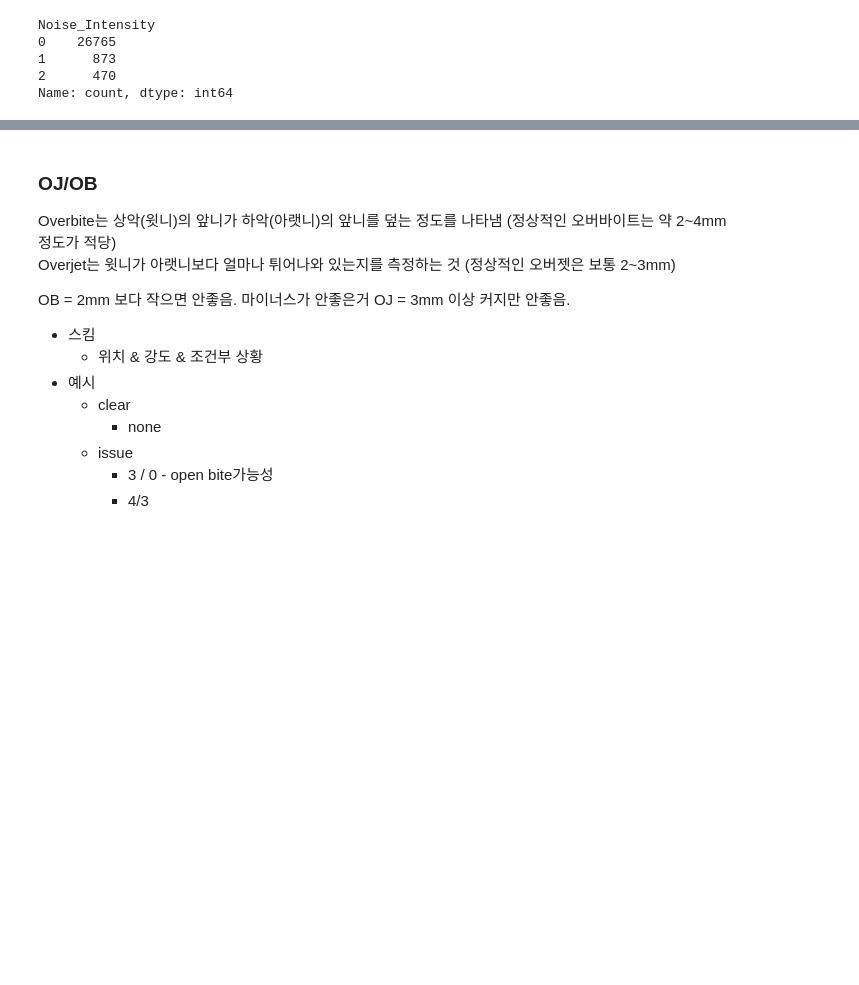
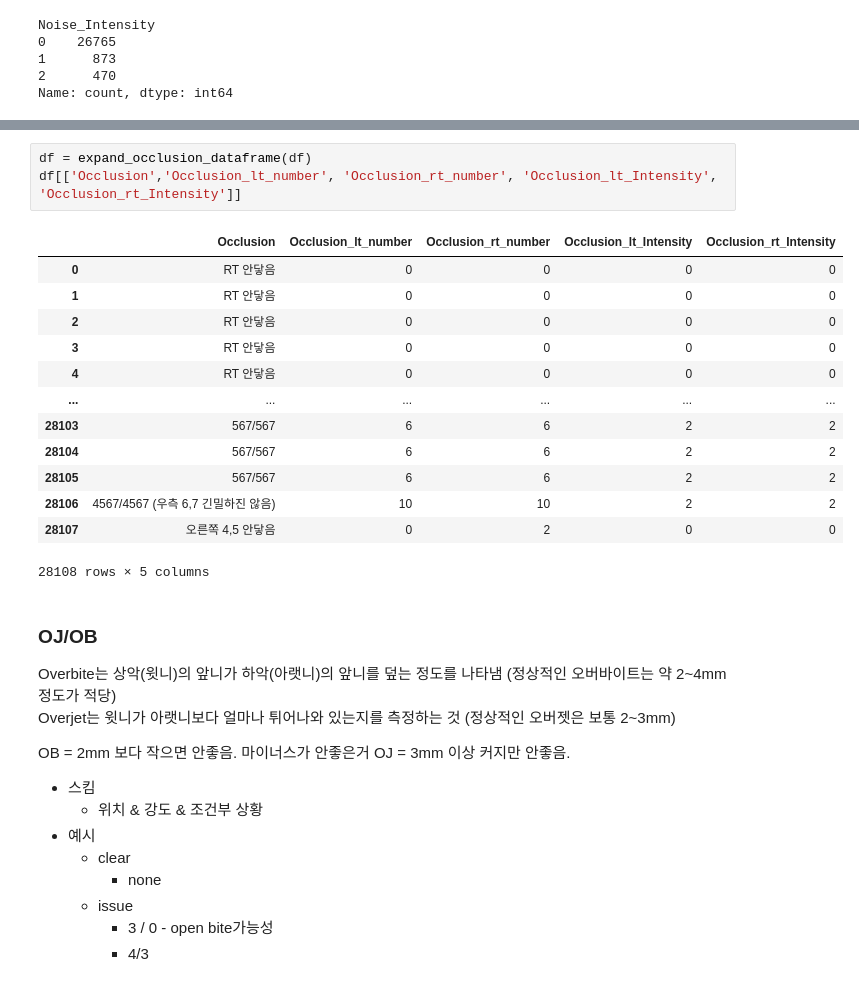
Before and after one commit to skadudd/prj_centum, a Jupyter notebook: numeric_parse/data_cleansing.ipynb, the cells around one changed output, grey strips where cells are left out. Cells and saved outputs as stored; diff of their text form; blank space fills up the shorter version.

```diff
--- a/numeric_parse/data_cleansing.ipynb
+++ b/numeric_parse/data_cleansing.ipynb
@@ -817,3 +981,20 @@ Name: Occlusion, dtype: object
+# %%
+df = expand_occlusion_dataframe(df)
+df[['Occlusion','Occlusion_lt_number', 'Occlusion_rt_number', 'Occlusion_lt_Intensity', 'Occlusion_rt_Intensity']]
+# %% [output]
+|  | Occlusion | Occlusion_lt_number | Occlusion_rt_number | Occlusion_lt_Intensity | Occlusion_rt_Intensity |
+| 0 | RT 안닿음 | 0 | 0 | 0 | 0 |
+| 1 | RT 안닿음 | 0 | 0 | 0 | 0 |
+| 2 | RT 안닿음 | 0 | 0 | 0 | 0 |
+| 3 | RT 안닿음 | 0 | 0 | 0 | 0 |
+| 4 | RT 안닿음 | 0 | 0 | 0 | 0 |
+| ... | ... | ... | ... | ... | ... |
+| 28103 | 567/567 | 6 | 6 | 2 | 2 |
+| 28104 | 567/567 | 6 | 6 | 2 | 2 |
+| 28105 | 567/567 | 6 | 6 | 2 | 2 |
+| 28106 | 4567/4567 (우측 6,7 긴밀하진 않음) | 10 | 10 | 2 | 2 |
+| 28107 | 오른쪽 4,5 안닿음 | 0 | 2 | 0 | 0 |
+28108 rows × 5 columns
 # %% [markdown]
 ### OJ/OB
 Overbite는 상악(윗니)의 앞니가 하악(아랫니)의 앞니를 덮는 정도를 나타냄 (정상적인 오버바이트는 약 2~4mm 정도가 적당)  \
```
Also changed, not shown: parts of 9 cells of this notebook, 2 other files.
